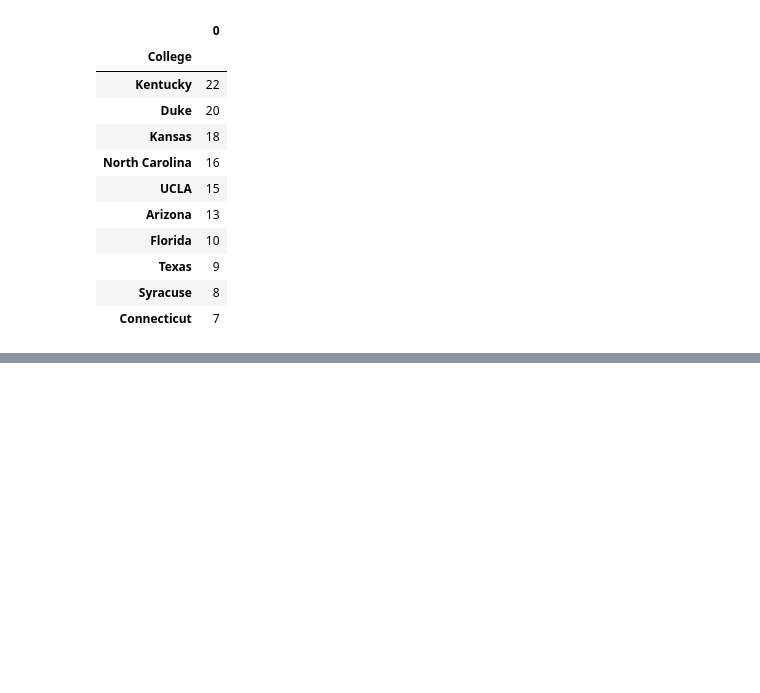
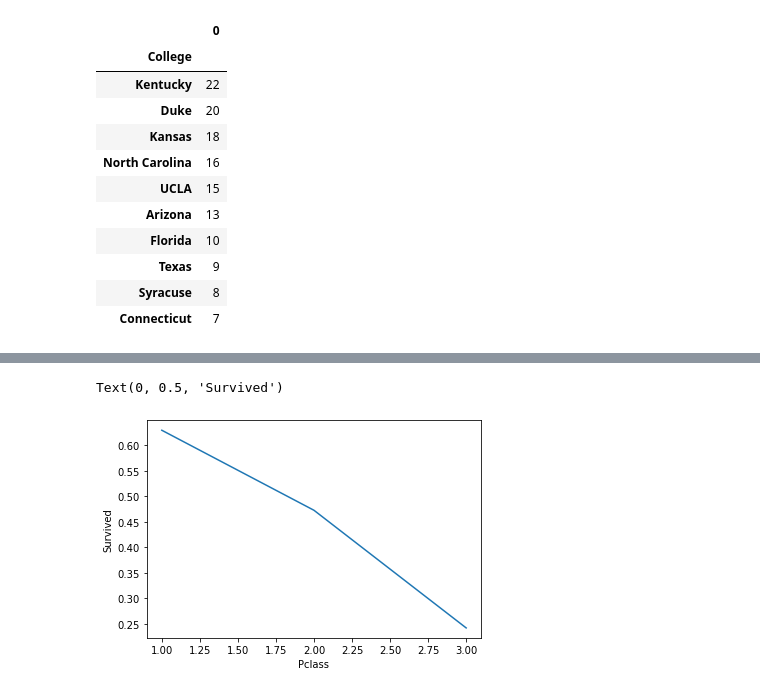
Before and after one commit to myeongwang/python, a Jupyter notebook: numpy,pandas 기본 .ipynb, the cells around one changed output, grey strips where cells are left out. Saved outputs shown, nothing was run; the diff lists cells and outputs as text; code cells hidden in the pictures; blank space fills up the shorter version.

```diff
--- a/numpy,pandas 기본 .ipynb
+++ b/numpy,pandas 기본 .ipynb
@@ -762,0 +897,2 @@ df.groupby('College')['Salary'].mean().sort_values(ascending =False).to_frame().
+# %%
+df = pd.read_csv('/Users/myeongjinlee/Downloads/titanic(1).csv')
@@ -762,0 +967,7 @@ df.groupby('College')['Salary'].mean().sort_values(ascending =False).to_frame().
+# %%
+#cabin ,Embarked
+df['Cabin'].str[0].value_counts()
+df['Cabin']=df['Cabin'].fillna('C00') # 널 처리
+# %%
+df['Embarked'].value_counts()
+df['Embarked'].fillna('S',inplace=True)# null 처리
@@ -762,0 +994,11 @@ df.groupby('College')['Salary'].mean().sort_values(ascending =False).to_frame().
+# %%
+def age_group(age):
+    if age <= 20:
+        group = 'Student'
+    elif age <= 40:
+        group = 'Adult'
+    else:
+        group = 'Senior'
+    return group
+
+df['Age_Group'] = df['Age'].apply(age_group)
@@ -762,0 +1029,7 @@ df.groupby('College')['Salary'].mean().sort_values(ascending =False).to_frame().
+# %%
+# 클래스 별 생존확률
+ax = df.groupby('Pclass')['Survived'].mean().sort_values(ascending=True).plot()
+ax.set_ylabel('Survived')
+# %% [output]
+Text(0, 0.5, 'Survived')
+[figure, added]
```
Also changed, not shown: parts of 27 cells of this notebook.
